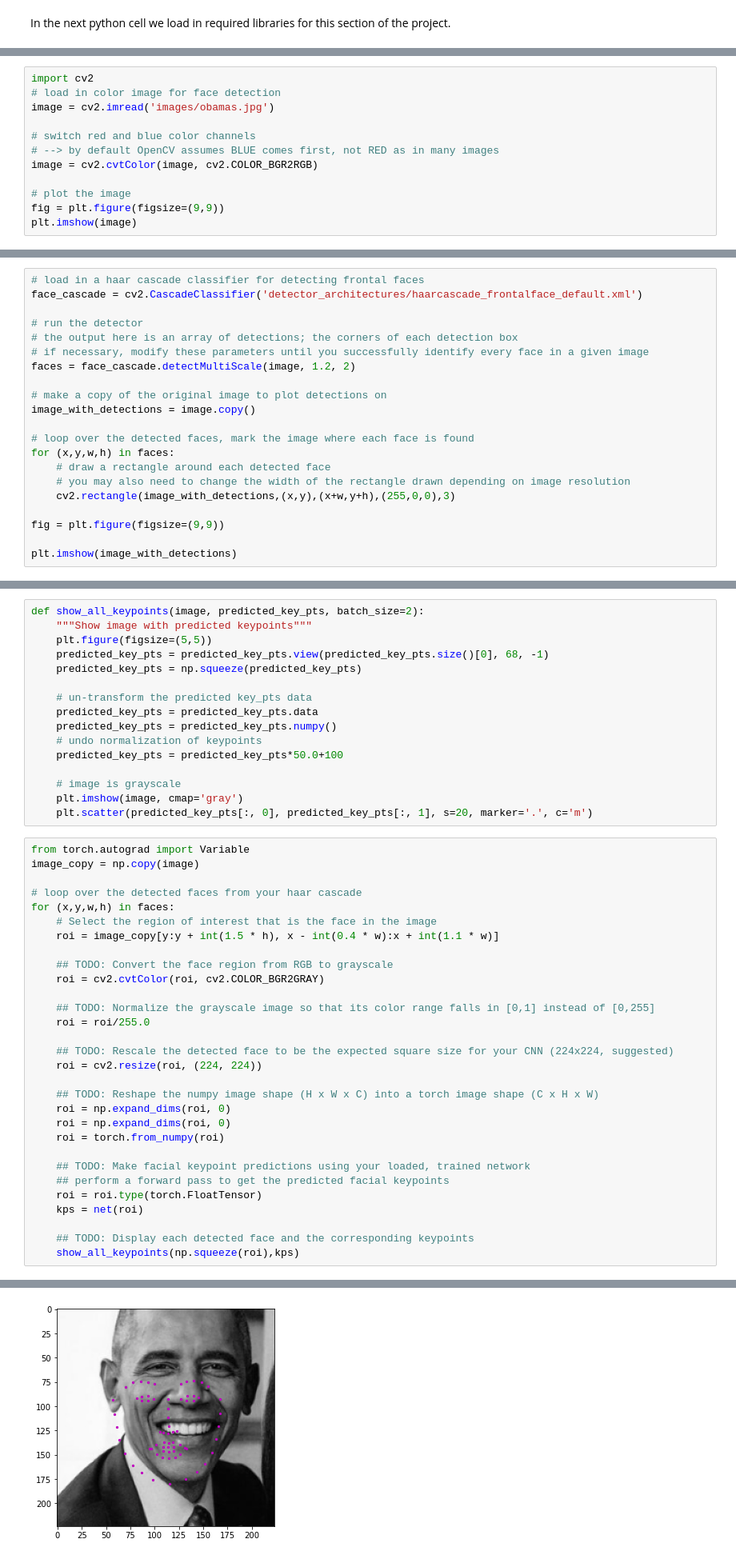
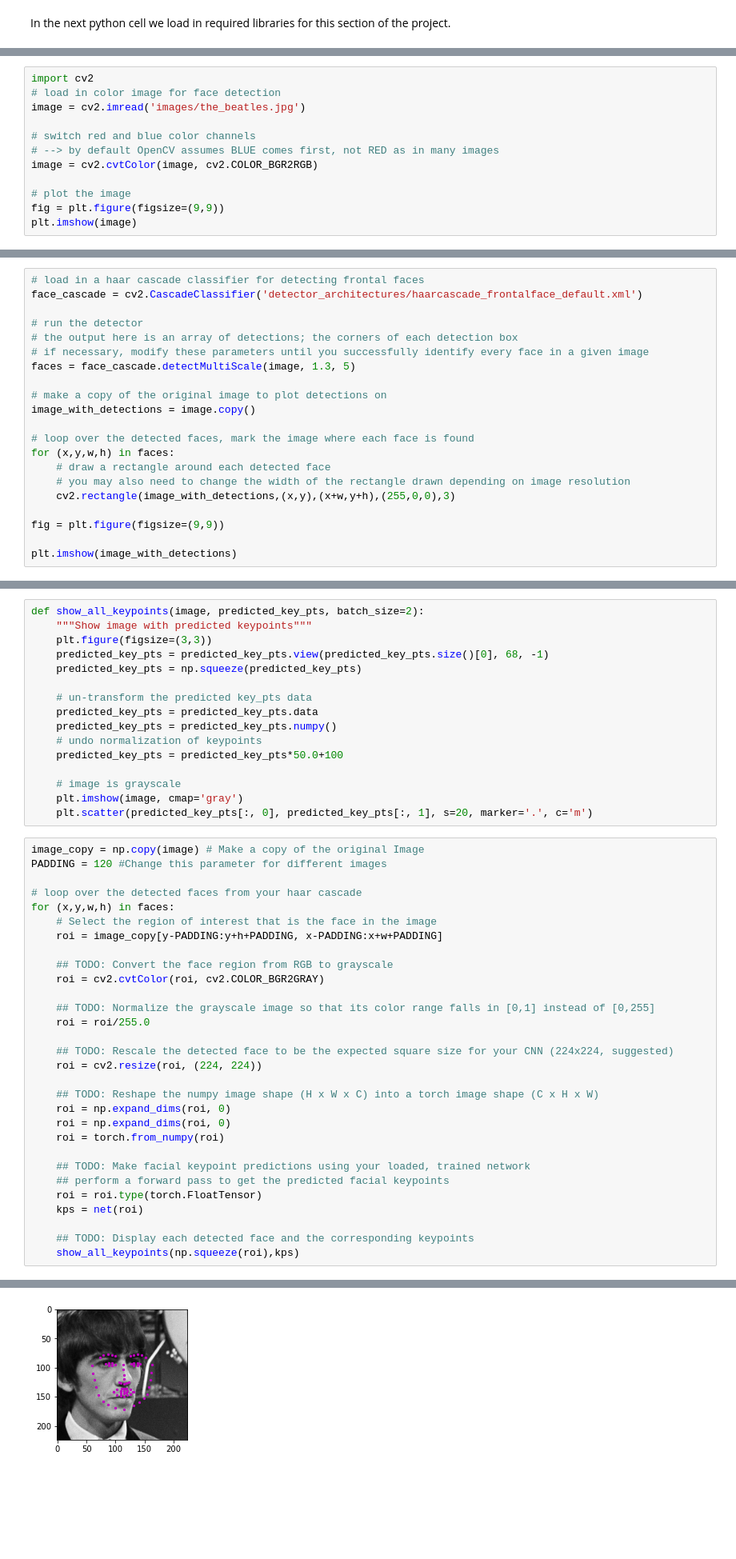
Before and after one commit to AndresGarciaEscalante/Facial_Kepoints_CNN, a Jupyter notebook: 3. Facial Keypoint Detection, Complete Pipeline.ipynb, the cells around one changed output, grey strips where cells are left out. Shown: that part at 80% size. Drawn from its saved outputs; the diff is of its cells as text; blank space fills up the shorter version.

```diff
--- a/3. Facial Keypoint Detection, Complete Pipeline.ipynb
+++ b/3. Facial Keypoint Detection, Complete Pipeline.ipynb
@@ -22,7 +22,7 @@ Select an image to perform facial keypoint detection on; you can select any imag
 # %%
 import cv2
 # load in color image for face detection
-image = cv2.imread('images/obamas.jpg')
+image = cv2.imread('images/the_beatles.jpg')
 
 # switch red and blue color channels
 # --> by default OpenCV assumes BLUE comes first, not RED as in many images
@@ -51,7 +51,7 @@ face_cascade = cv2.CascadeClassifier('detector_architectures/haarcascade_frontal
 # run the detector
 # the output here is an array of detections; the corners of each detection box
 # if necessary, modify these parameters until you successfully identify every face in a given image
-faces = face_cascade.detectMultiScale(image, 1.2, 2)
+faces = face_cascade.detectMultiScale(image, 1.3, 5)
 
 # make a copy of the original image to plot detections on
 image_with_detections = image.copy()
@@ -121,7 +127,7 @@ After each face has been appropriately converted into an input Tensor for your n
 # %%
 def show_all_keypoints(image, predicted_key_pts, batch_size=2):
     """Show image with predicted keypoints"""
-    plt.figure(figsize=(5,5))
+    plt.figure(figsize=(3,3))
     predicted_key_pts = predicted_key_pts.view(predicted_key_pts.size()[0], 68, -1)
     predicted_key_pts = np.squeeze(predicted_key_pts)
 
@@ -135,13 +141,13 @@ def show_all_keypoints(image, predicted_key_pts, batch_size=2):
     plt.imshow(image, cmap='gray')
     plt.scatter(predicted_key_pts[:, 0], predicted_key_pts[:, 1], s=20, marker='.', c='m')
 # %%
-from torch.autograd import Variable
-image_copy = np.copy(image)
+image_copy = np.copy(image) # Make a copy of the original Image
+PADDING = 120 #Change this parameter for different images
 
 # loop over the detected faces from your haar cascade
 for (x,y,w,h) in faces:
     # Select the region of interest that is the face in the image
-    roi = image_copy[y:y + int(1.5 * h), x - int(0.4 * w):x + int(1.1 * w)]
+    roi = image_copy[y-PADDING:y+h+PADDING, x-PADDING:x+w+PADDING]
 
     ## TODO: Convert the face region from RGB to grayscale
     roi = cv2.cvtColor(roi, cv2.COLOR_BGR2GRAY)
@@ -169 +175 @@ for (x,y,w,h) in faces:
-[figure, old version]
+[figure, new version]
```
Also changed, not shown: parts of 4 cells of this notebook.
